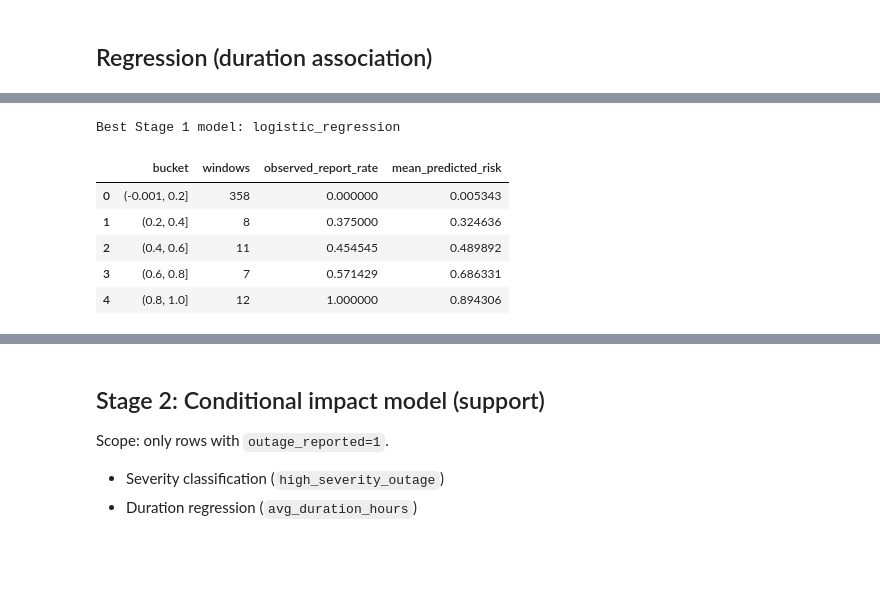
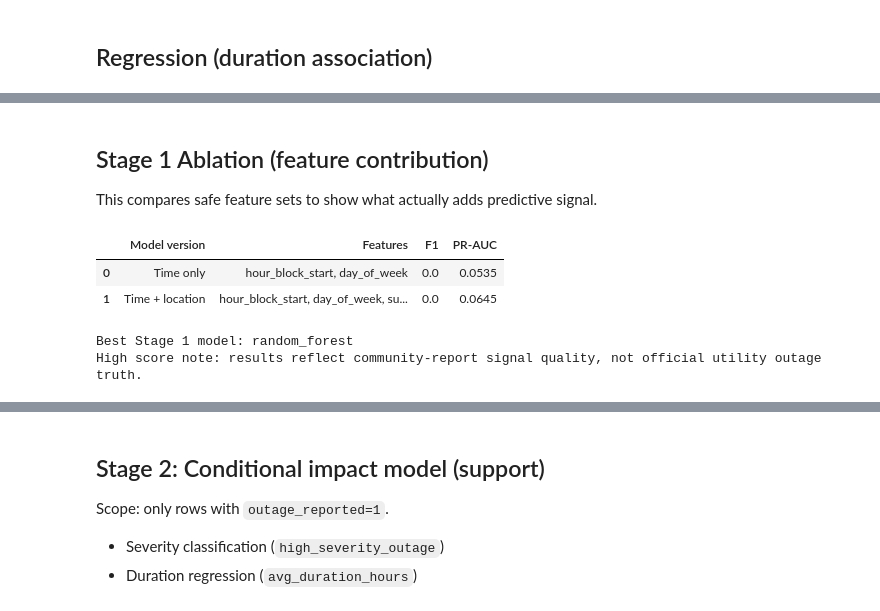
Before and after one commit to lisan-5/GridSense, a Jupyter notebook: notebooks/lisanegebriel_ethiopia_final_project.ipynb, the cells around one changed output, grey strips where cells are left out. Saved outputs shown, nothing was run; the diff lists cells and outputs as text; code cells hidden in the pictures; blank space fills up the shorter version.

```diff
--- a/notebooks/lisanegebriel_ethiopia_final_project.ipynb
+++ b/notebooks/lisanegebriel_ethiopia_final_project.ipynb
@@ -79,11 +77,12 @@ from sklearn.ensemble import RandomForestClassifier, RandomForestRegressor
 from sklearn.impute import SimpleImputer
 from sklearn.linear_model import LogisticRegression
 from sklearn.metrics import (
+    precision_recall_curve,
     accuracy_score, balanced_accuracy_score, precision_score, recall_score,
     f1_score, roc_auc_score, average_precision_score, confusion_matrix,
     mean_absolute_error, r2_score
 )
-from sklearn.model_selection import train_test_split
+from sklearn.model_selection import train_test_split, StratifiedKFold, cross_val_predict
 from sklearn.pipeline import Pipeline
 from sklearn.preprocessing import OneHotEncoder
 
@@ -92,6 +91,9 @@ pd.set_option('display.max_columns', None)
 
 ROOT = Path('..').resolve() if Path.cwd().name == 'notebooks' else Path('.').resolve()
 GITHUB_RAW_BASE = 'https://raw.githubusercontent.com/lisan-5/GridSense/main'
+
+# Stratified CV object used in Stage 1
+cv = StratifiedKFold(n_splits=5, shuffle=True, random_state=42)
 # %%
 # Self-contained data loading from GitHub raw URLs with local fallback
 community_candidates = [
@@ -392,8 +465,43 @@ plt.show()
+# %% [markdown]
+## Stage 1 Ablation (feature contribution)
+
+This compares safe feature sets to show what actually adds predictive signal.
+# %%
+ablation_specs = {
+    'Time only': ['hour_block_start','day_of_week'],
+    'Time + location': ['hour_block_start','day_of_week','sub_city'],
+}
+
+abl_rows = []
+for name, feats in ablation_specs.items():
+    X_ab = forecast_df[feats].copy()
+    num_ab = [f for f in feats if f in ['hour_block_start']]
+    cat_ab = [f for f in feats if f not in num_ab]
+    pre_ab = ColumnTransformer([
+        ('num', Pipeline([('imp', SimpleImputer(strategy='median'))]), num_ab),
+        ('cat', Pipeline([('imp', SimpleImputer(strategy='most_frequent')),('oh', OneHotEncoder(handle_unknown='ignore'))]), cat_ab)
+    ])
+    pipe_ab = Pipeline([('pre', pre_ab), ('model', LogisticRegression(max_iter=2000, random_state=42))])
+    yhat = cross_val_predict(pipe_ab, X_ab, y, cv=cv, method='predict')
+    ypr = cross_val_predict(pipe_ab, X_ab, y, cv=cv, method='predict_proba')[:,1]
+    abl_rows.append({
+        'Model version': name,
+        'Features': ', '.join(feats),
+        'F1': round(f1_score(y, yhat, zero_division=0),4),
+        'PR-AUC': round(average_precision_score(y, ypr),4),
+    })
+
+ablation_df = pd.DataFrame(abl_rows)
+ablation_df
+# %% [output]
+|  | Model version | Features | F1 | PR-AUC |
+| 0 | Time only | hour_block_start, day_of_week | 0.0 | 0.0535 |
+| 1 | Time + location | hour_block_start, day_of_week, su... | 0.0 | 0.0645 |
 # %%
 # Calibration / probability buckets for best model (by F1)
 best_name = stage1_df.iloc[0]['model']
-best_pipe = fitted[best_name]
-prob = best_pipe.predict_proba(X_test)[:,1]
+best_obj = trained[best_name]
+prob = best_obj['y_prob']
 cal_df = pd.DataFrame({'y_true': y_test.values, 'p': prob})
 cal_df['bucket'] = pd.cut(cal_df['p'], bins=[0,0.2,0.4,0.6,0.8,1.0], include_lowest=True)
 cal_tbl = cal_df.groupby('bucket').agg(
@@ -404,13 +512,10 @@ cal_tbl = cal_df.groupby('bucket').agg(
 
 print('Best Stage 1 model:', best_name)
 cal_tbl
+
+print('High score note: results reflect community-report signal quality, not official utility outage truth.')
 # %% [output]
-Best Stage 1 model: logistic_regression
+Best Stage 1 model: random_forest
+High score note: results reflect community-report signal quality, not official utility outage truth.
-|  | bucket | windows | observed_report_rate | mean_predicted_risk |
-| 0 | (-0.001, 0.2] | 358 | 0.000000 | 0.005343 |
-| 1 | (0.2, 0.4] | 8 | 0.375000 | 0.324636 |
-| 2 | (0.4, 0.6] | 11 | 0.454545 | 0.489892 |
-| 3 | (0.6, 0.8] | 7 | 0.571429 | 0.686331 |
-| 4 | (0.8, 1.0] | 12 | 1.000000 | 0.894306 |
 # %%
 # Time-based validation split (credibility check)
```
Also changed, not shown: parts of 15 cells of this notebook, 2 other files.
